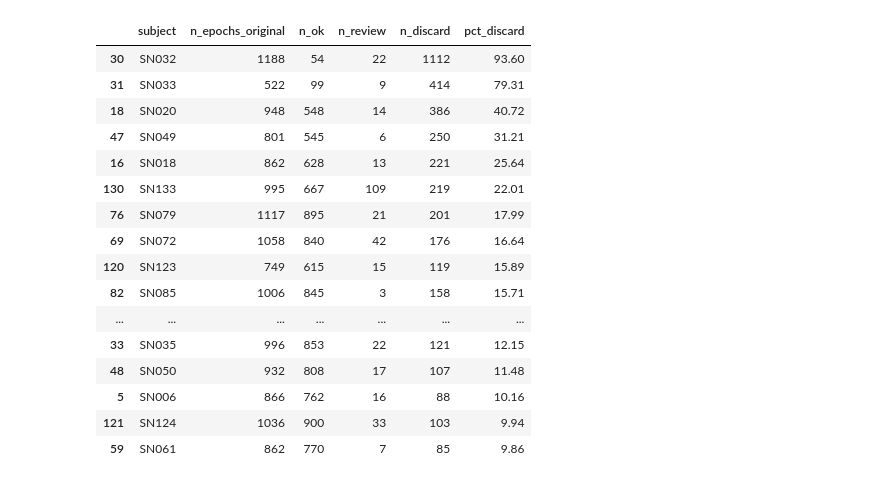
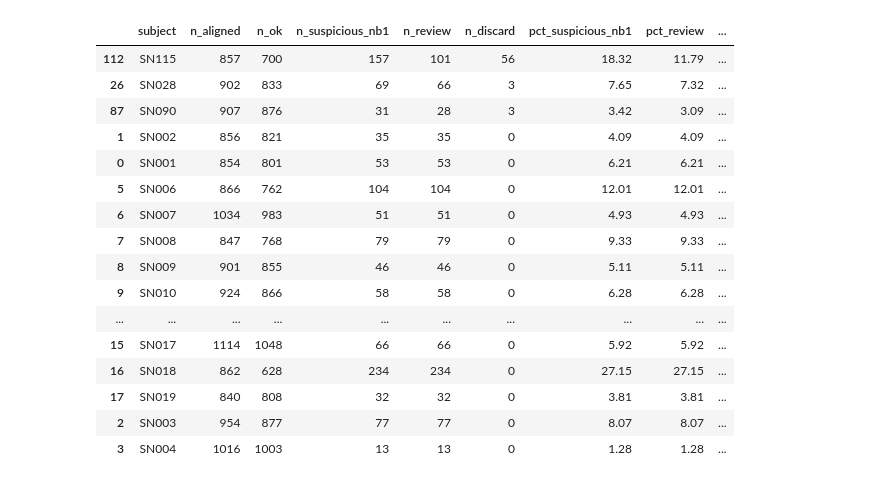
Before and after one commit to Lourdes-Tolotto/Automatic-Sleep-Staging, a Jupyter notebook: Notebooks/02_preprocessing.ipynb, the cells around one changed output. Saved outputs shown, nothing was run; the diff lists cells and outputs as text; code cells hidden in the pictures.

```diff
--- a/Notebooks/02_preprocessing.ipynb
+++ b/Notebooks/02_preprocessing.ipynb
@@ -852,0 +1015,19 @@ De esta manera, cada fragmento de señal queda correctamente vinculado con su an
+# %%
+def apply_resampling(raw, params):
+    """Reduce la frecuencia de muestreo a la frecuencia objetivo."""
+    original_sfreq = float(raw.info["sfreq"])
+    target_sfreq = float(params["target_sfreq"])
+
+    if np.isclose(original_sfreq, target_sfreq):
+        print(f"  Ya está en {target_sfreq:g} Hz — sin cambios.")
+        return raw
+
+    raw.resample(target_sfreq, verbose=False)
+
+    samples_per_epoch = int(round(
+        params["epoch_duration"] * target_sfreq
+    ))
+
+    print(f"  Resampling: {original_sfreq:g} Hz → {target_sfreq:g} Hz")
+    print(f"  Muestras por epoch: {samples_per_epoch}")
+    return raw
@@ -1634,37 +1967,38 @@ Epochs descartados:  9339
 # %%
 display(
-    df_results[
+    df_results.loc[
+        df_results["status"].eq("ok"),
         [
             "subject",
-            "n_epochs_original",
+            "n_aligned",
             "n_ok",
+            "n_suspicious_nb1",
             "n_review",
             "n_discard",
+            "pct_suspicious_nb1",
+            "pct_review",
             "pct_discard",
-        ]
+        ],
     ]
-    .sort_values(
-        "pct_discard",
-        ascending=False
-    )
+    .sort_values("pct_discard", ascending=False)
     .head(20)
 )
 # %% [output]
-|  | subject | n_epochs_original | n_ok | n_review | n_discard | pct_discard |
-| 30 | SN032 | 1188 | 54 | 22 | 1112 | 93.60 |
-| 31 | SN033 | 522 | 99 | 9 | 414 | 79.31 |
-| 18 | SN020 | 948 | 548 | 14 | 386 | 40.72 |
-| 47 | SN049 | 801 | 545 | 6 | 250 | 31.21 |
-| 16 | SN018 | 862 | 628 | 13 | 221 | 25.64 |
-| 130 | SN133 | 995 | 667 | 109 | 219 | 22.01 |
-| 76 | SN079 | 1117 | 895 | 21 | 201 | 17.99 |
-| 69 | SN072 | 1058 | 840 | 42 | 176 | 16.64 |
-| 120 | SN123 | 749 | 615 | 15 | 119 | 15.89 |
-| 82 | SN085 | 1006 | 845 | 3 | 158 | 15.71 |
-| ... | ... | ... | ... | ... | ... | ... |
-| 33 | SN035 | 996 | 853 | 22 | 121 | 12.15 |
-| 48 | SN050 | 932 | 808 | 17 | 107 | 11.48 |
-| 5 | SN006 | 866 | 762 | 16 | 88 | 10.16 |
-| 121 | SN124 | 1036 | 900 | 33 | 103 | 9.94 |
-| 59 | SN061 | 862 | 770 | 7 | 85 | 9.86 |
+|  | subject | n_aligned | n_ok | n_suspicious_nb1 | n_review | n_discard | pct_suspicious_nb1 | pct_review | ... |
+| 112 | SN115 | 857 | 700 | 157 | 101 | 56 | 18.32 | 11.79 | ... |
+| 26 | SN028 | 902 | 833 | 69 | 66 | 3 | 7.65 | 7.32 | ... |
+| 87 | SN090 | 907 | 876 | 31 | 28 | 3 | 3.42 | 3.09 | ... |
+| 1 | SN002 | 856 | 821 | 35 | 35 | 0 | 4.09 | 4.09 | ... |
+| 0 | SN001 | 854 | 801 | 53 | 53 | 0 | 6.21 | 6.21 | ... |
+| 5 | SN006 | 866 | 762 | 104 | 104 | 0 | 12.01 | 12.01 | ... |
+| 6 | SN007 | 1034 | 983 | 51 | 51 | 0 | 4.93 | 4.93 | ... |
+| 7 | SN008 | 847 | 768 | 79 | 79 | 0 | 9.33 | 9.33 | ... |
+| 8 | SN009 | 901 | 855 | 46 | 46 | 0 | 5.11 | 5.11 | ... |
+| 9 | SN010 | 924 | 866 | 58 | 58 | 0 | 6.28 | 6.28 | ... |
+| ... | ... | ... | ... | ... | ... | ... | ... | ... | ... |
+| 15 | SN017 | 1114 | 1048 | 66 | 66 | 0 | 5.92 | 5.92 | ... |
+| 16 | SN018 | 862 | 628 | 234 | 234 | 0 | 27.15 | 27.15 | ... |
+| 17 | SN019 | 840 | 808 | 32 | 32 | 0 | 3.81 | 3.81 | ... |
+| 2 | SN003 | 954 | 877 | 77 | 77 | 0 | 8.07 | 8.07 | ... |
+| 3 | SN004 | 1016 | 1003 | 13 | 13 | 0 | 1.28 | 1.28 | ... |
 # %%
```
Also changed, not shown: parts of 69 cells of this notebook.
